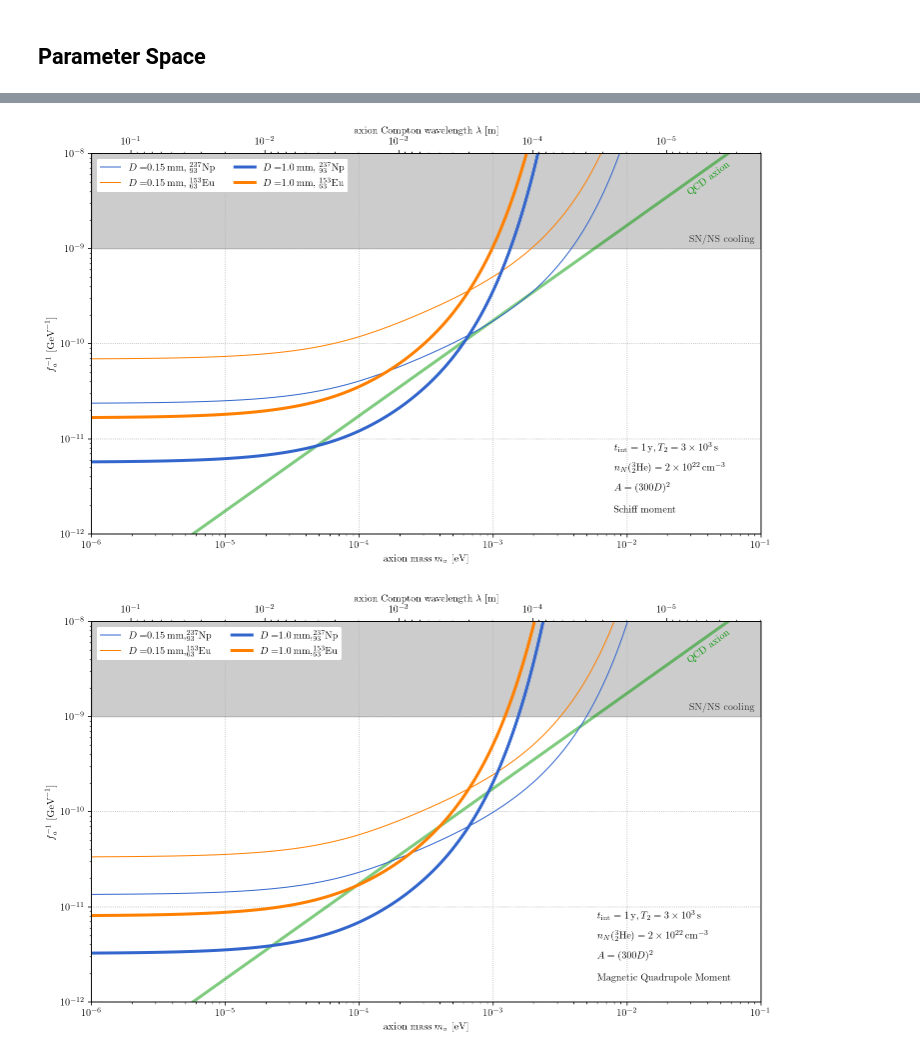
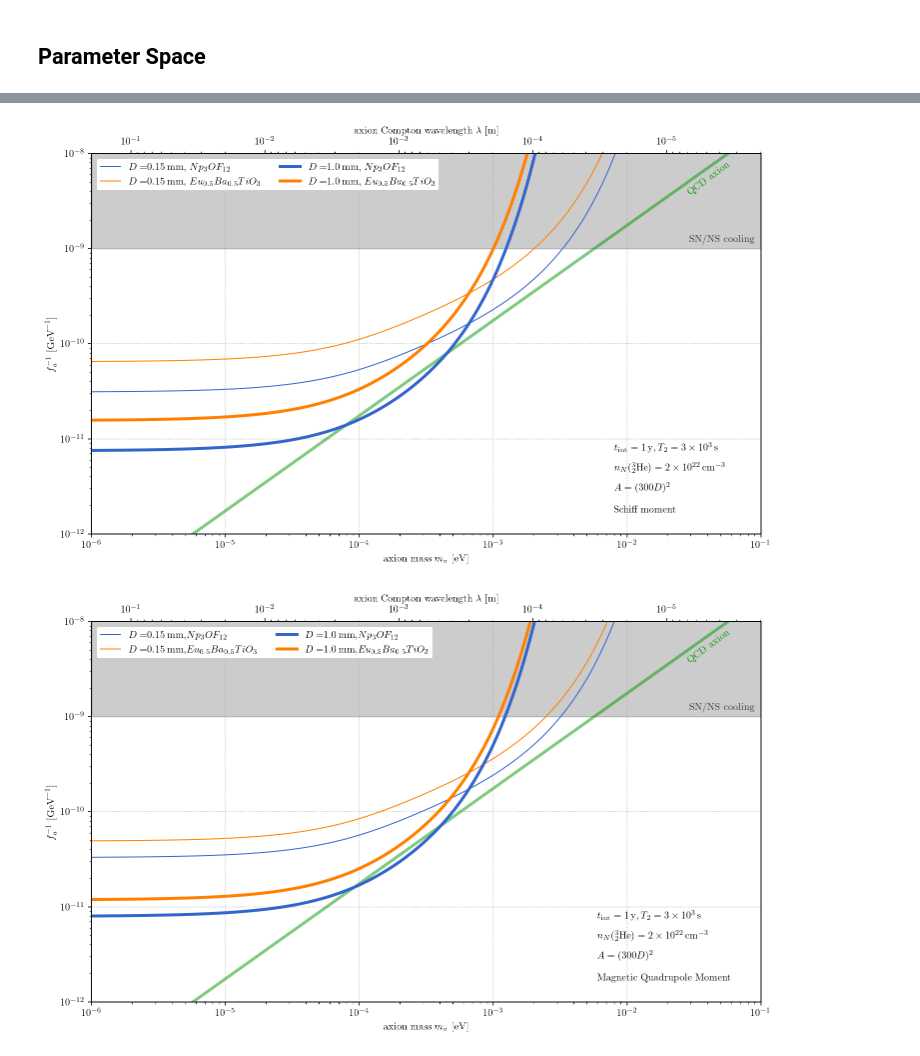
Before and after one commit to kenvantilburg/ferroaxionic-effect, a Jupyter notebook: code/sensitivity.ipynb, the cells around one changed output, grey strips where cells are left out. Drawn from its saved outputs; the diff is of its cells as text; code cells hidden in the pictures.

Commit message:
included real materials

```diff
--- a/code/sensitivity.ipynb
+++ b/code/sensitivity.ipynb
@@ -19,7 +19,7 @@ from natural_units_GeV import *
 # %%
 class Material:
 
-    def __init__(self, R_S, R_M, Z_S, A_S, rho, N_c, N_S, S_sph, M_sph, S_def, M_def, P_nuc):
+    def __init__(self, R_S, R_M, Z_S, A_S, rho, N_c, N_S, V_c, S_sph, M_sph, S_def, M_def, P_nuc):
 
         self.R_S = R_S; #relativistic enhancement factor divided by effective quantum numbers
         self.R_M = R_M ; #relativistic enhancement factor for MQM divided by effective quantum numbers
@@ -31,11 +31,12 @@ class Material:
         self.rho = rho # mass density
         self.N_c = N_c # number of atoms in unit cell
         self.N_S = N_S # number of Schiff atoms
-        V_c = amu * A_S * N_S / rho # volume of unit cell
+        #V_c = amu * A_S * N_S / rho # volume of unit cell
+        self.V_c = V_c
         self.n_N = N_S/V_c # number density of Schiff spins
         self.S_sph = S_sph; # Schiff moment proportionality constant with theta (spherical)
         self.M_sph = M_sph; # Magnetic quadrupole moment proportionality constant with theta (spherical)
-        self.S_def =  S_def; # Schiff moment proportionality constant with theta (deformed)
+        self.S_def = S_def; # Schiff moment proportionality constant with theta (deformed)
         self.M_def = M_def; # Magnetic quadrupole moment proportionality constant with theta (deformed)
 
         self.P_nuc = P_nuc #Nuclear spin polarization density
@@ -80,14 +81,14 @@ def fn_fa(ma):
     return 1e12 * GeV * (5.70e-6 * eV)/ma
 # %%
 n_N_det = 2e22 * cm**-3
-c_aNN = 1/2
+c_aNN = 1
 chi_QCD = (75.5 * MeV)**4
 
 vec_D = np.asarray([0.15,1]) * mm
 h = 0.5 * cm
-vec_aspect = [300,300]
+vec_aspect = [600,600]
 T_2 = 3e3 * second
-t_int = 1 * year
+t_int = 3 * year
 vec_label = ['$D = $'+str(D/mm)+'$\,\mathrm{mm}$' for D in vec_D]
 vec_lw = [1,3]
 # %% [markdown]
@@ -106,9 +107,11 @@ def fn_S_Omega(T_2,n_N,vol):
 # %%
 vec_ma = np.logspace(-6,-1,int(1e3)) * eV
 # %%
-Eu = Material(10,2,63,153,1.2e4*kg*meter**-3, 10, 5, 0.1*e_EM*fm**3, 0.01*e_EM*fm**2,3.7*e_EM*fm**3, 1.0*e_EM*fm**2, P_nuc)
+#Europium Barium Titanate
+Eu = Material(10,2,63,153,5930*kg*meter**-3, 5, 0.5,65*Angstrom**3 ,0.1*e_EM*fm**3, 0.01*e_EM*fm**2,3.7*e_EM*fm**3, 1.0*e_EM*fm**2, P_nuc)
 
-Np = Material(30,6,93,237,1.5e4 * kg * meter**-3, 10, 5,0.48*e_EM*fm**3, 0.088*e_EM*fm**2,  6*e_EM*fm**3, 1.3*e_EM*fm**2, P_nuc )
+#Np_3 O F_12 (neptunium)
+Np = Material(30,6,93,237,6640 * kg * meter**-3, 16, 3, 955 * Angstrom**3, 0.48*e_EM*fm**3, 0.088*e_EM*fm**2,  6*e_EM*fm**3, 1.3*e_EM*fm**2, P_nuc )
 # %%
 def fn_fa_2_inv_sens_mon(m,D,h,rho_S,P_nuc,c_aNN,T_2,n_N_det,vol):
     """Return 1/f_a^2 sensitivity for Schiff monopole - dipole interaction"""
@@ -164,7 +167,7 @@ ax.yaxis.tick_left()
 ax.yaxis.set_label_position("left")
 ax.set_xlabel(r'axion mass $m_a~[\mathrm{eV}]$'); ax_top.set_xlabel('axion Compton wavelength $\lambda~[\mathrm{m}]$'); ax.set_ylabel('$f_a^{-1}~[\mathrm{GeV}^{-1}]$');
 ticks_left_minor = np.outer(10**(np.arange(-19.0,-5)),np.arange(1.,10.,1.)).flatten()
-ticks_left_minor = ticks_right_minor[(ax.get_ylim()[0] < ticks_right_minor) & (ticks_right_minor < ax.get_ylim()[1])]
+ticks_left_minor = ticks_left_minor[(ax.get_ylim()[0] < ticks_left_minor) & (ticks_left_minor < ax.get_ylim()[1])]
 ticks_left_major = 10**(np.arange(-12,-7.99))
 ticks_top_minor = (np.outer(10**(np.arange(2.0,-6.01,-1)),np.arange(1.,10.,1.)).flatten() * meter)**-1 / eV;
 ticks_top_minor = ticks_top_minor[(ax_top.get_xlim()[0] < ticks_top_minor) & (ticks_top_minor < ax_top.get_xlim()[1])]
@@ -178,9 +181,9 @@ ax.fill_between(vec_ma/eV,1e-9,1e-5,color=(0,0,0,0.2))
 for i_D, D in enumerate(vec_D):
     vol = D**3 * vec_aspect[i_D]**2
     plt.plot(vec_ma/eV,GeV*np.sqrt(fn_fa_2_inv_sens_mon(vec_ma,D,h,Np.rho_s()[1],P_nuc,c_aNN,T_2,n_N_det,vol)),
-             lw=vec_lw[i_D],color=(0.2,0.4,0.8),label=vec_label[i_D]+', ${}^{237}_{93}\mathrm{Np}$')
+             lw=vec_lw[i_D],color=(0.2,0.4,0.8),label=vec_label[i_D]+', $Np_3OF_{12}$')
     plt.plot(vec_ma/eV,GeV*np.sqrt(fn_fa_2_inv_sens_mon(vec_ma,D,h,Eu.rho_s()[1],P_nuc,c_aNN,T_2,n_N_det,vol)),
-             lw=vec_lw[i_D],color=(1.0, 0.5, 0.0),label=vec_label[i_D]+', ${}^{153}_{63}\mathrm{Eu}$')
+             lw=vec_lw[i_D],color=(1.0, 0.5, 0.0),label=vec_label[i_D]+', $Eu_{0.5}Ba_{0.5}TiO_3$')
 ax.text(6e-2,8.5e-9,'QCD axion',ha='right',va='top',color=(0,0.6,0,1),rotation=37);
 ax.text(9e-2,1.1e-9,'SN/NS cooling',ha='right',va='bottom',color=(0.2,0.2,0.2),rotation=0);
 ax.text(0.8e-2,2**(3.2)*1e-12,r'$t_\mathrm{int} = 1\,\mathrm{y}, T_2 = 3 \times 10^3\,\mathrm{s}$',va='top')
@@ -192,41 +195,41 @@ handles, labels = plt.gca().get_legend_handles_labels()
 order = [0,1,2,3]
 legend = ax.legend([handles[idx] for idx in order],[labels[idx] for idx in order],fontsize=10,loc='upper left', ncol=2, framealpha=1.0);
 # %% [output]
-[figure, old version]
+[figure, new version]
 # %%
 fig, ax = plt.subplots(1,1,figsize=(12,7))
 ax.set_xscale('log'); ax.set_yscale('log'); ax.set_xlim(1e-6,1e-1); ax.set_ylim(1e-12,1e-8)
 ax_top = ax.twiny();  ax_top.set_xlim(ax.get_xlim()); ax_top.set_xscale('log');
 ax.yaxis.tick_left()
 ax.yaxis.set_label_position("left")
 ax.set_xlabel(r'axion mass $m_a~[\mathrm{eV}]$'); ax_top.set_xlabel('axion Compton wavelength $\lambda~[\mathrm{m}]$'); ax.set_ylabel('$f_a^{-1}~[\mathrm{GeV}^{-1}]$');
 ticks_left_minor = np.outer(10**(np.arange(-19.0,-5)),np.arange(1.,10.,1.)).flatten()
-ticks_left_minor = ticks_right_minor[(ax.get_ylim()[0] < ticks_right_minor) & (ticks_right_minor < ax.get_ylim()[1])]
+ticks_left_minor = ticks_left_minor[(ax.get_ylim()[0] < ticks_left_minor) & (ticks_left_minor < ax.get_ylim()[1])]
 ticks_left_major = 10**(np.arange(-12,-7.99))
 ticks_top_minor = (np.outer(10**(np.arange(2.0,-6.01,-1)),np.arange(1.,10.,1.)).flatten() * meter)**-1 / eV;
 ticks_top_minor = ticks_top_minor[(ax_top.get_xlim()[0] < ticks_top_minor) & (ticks_top_minor < ax_top.get_xlim()[1])]
 ticks_top_major = (10**(np.arange(-1.,-5.01,-1)) * meter)**-1 / eV
 ax.set_yticks(ticks_left_minor,minor=True); ax.set_yticks(ticks_left_major,minor=False);
 ax.grid(ls='dotted',which='major',axis='both')
 ax_top.set_xticks([],minor=True); ax_top.set_xticks(ticks_top_minor,minor=True); ax_top.set_xticklabels([],minor=True);
 ax_top.set_xticks(ticks_top_major,minor=False); ax_top.set_xticklabels(['$10^{-1}$','$10^{-2}$','$10^{-3}$','$10^{-4}$','$10^{-5}$'],minor=False);
 ax.plot(vec_ma/eV,1/fn_fa(vec_ma)*GeV,color=(0,0.6,0,0.5),lw=3);
 ax.fill_between(vec_ma/eV,1e-9,1e-5,color=(0,0,0,0.2))
 for i_D, D in enumerate(vec_D):
     vol = D**3 * vec_aspect[i_D]**2
     plt.plot(vec_ma/eV,GeV*np.sqrt(fn_fa_2_inv_sens_mon_mqm(vec_ma,D,h,Np.rho_m()[1],c_aNN,T_2,Np.n_N,vol)),
-              lw=vec_lw[i_D], color=(0.2,0.4,0.8), label=vec_label[i_D]+',${}^{237}_{93}\mathrm{Np}$')
+              lw=vec_lw[i_D], color=(0.2,0.4,0.8), label=vec_label[i_D]+',$Np_3OF_{12}$')
     plt.plot(vec_ma/eV,GeV*np.sqrt(fn_fa_2_inv_sens_mon_mqm(vec_ma,D,h,Eu.rho_m()[1],c_aNN,T_2,Eu.n_N,vol)),
-              lw=vec_lw[i_D], color=(1.0, 0.5, 0.0), label=vec_label[i_D]+',${}^{153}_{63}\mathrm{Eu}$')
+              lw=vec_lw[i_D], color=(1.0, 0.5, 0.0), label=vec_label[i_D]+',$Eu_{0.5}Ba_{0.5}TiO_3$')
 ax.text(6e-2,8.5e-9,'QCD axion',ha='right',va='top',color=(0,0.6,0,1),rotation=37);
 ax.text(9e-2,1.1e-9,'SN/NS cooling',ha='right',va='bottom',color=(0.2,0.2,0.2),rotation=0);
 ax.text(0.6e-2,2**(3.2)*1e-12,r'$t_\mathrm{int} = 1\,\mathrm{y}, T_2 = 3 \times 10^3\,\mathrm{s}$',va='top')
 ax.text(0.6e-2,2**(2.5)*1e-12,r'$n_N({{}^{3}_2\mathrm{He}}) = 2 \times 10^{22} \, \mathrm{cm}^{-3}$',va='top')
 ax.text(0.6e-2,2**(1.8)*1e-12,r'$A = (300 D)^2$',va='top')
 ax.text(0.6e-2,2**(1)*1e-12,r'Magnetic Quadrupole Moment',va='top')
 
 handles, labels = plt.gca().get_legend_handles_labels()
 order = [0,1,2,3]
 legend = ax.legend([handles[idx] for idx in order],[labels[idx] for idx in order],fontsize=10,loc='upper left', ncol=2, framealpha=1.0);
 # %% [output]
-[figure, old version]
+[figure, new version]
```
Also changed, not shown: parts of 1 cell of this notebook.
